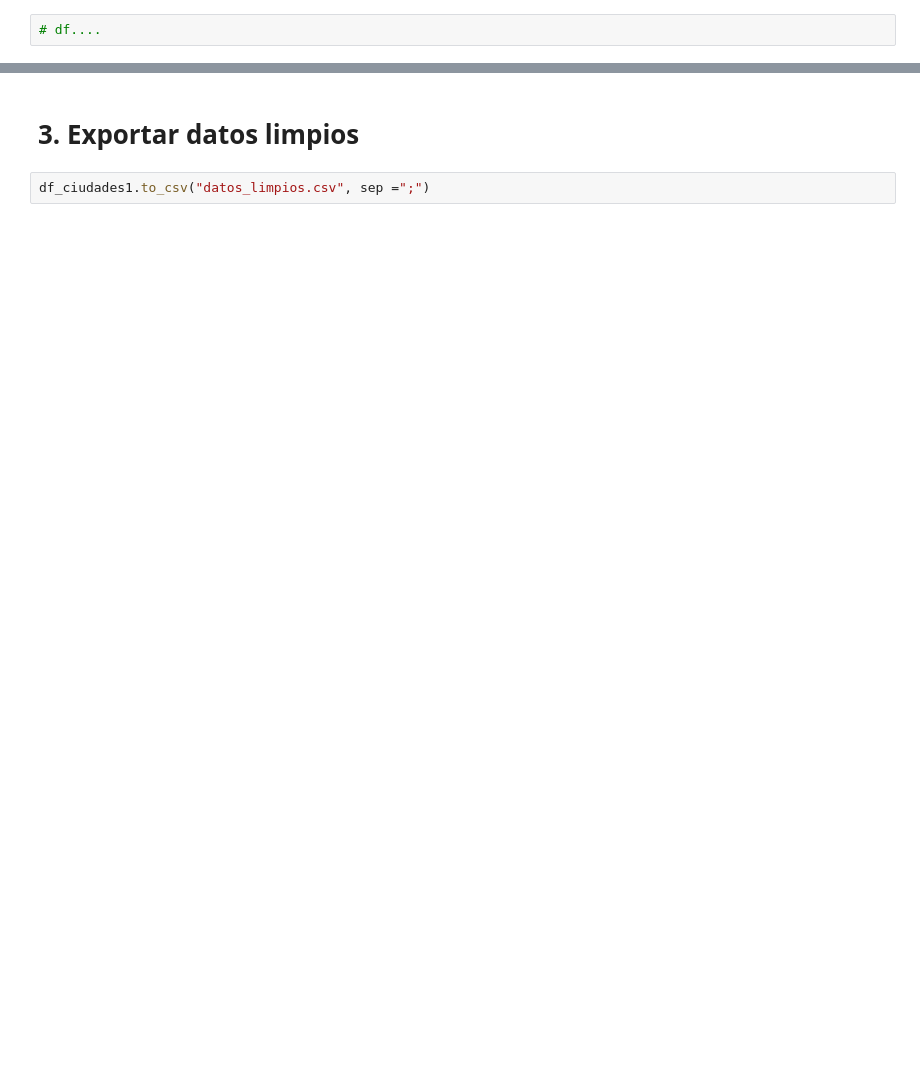
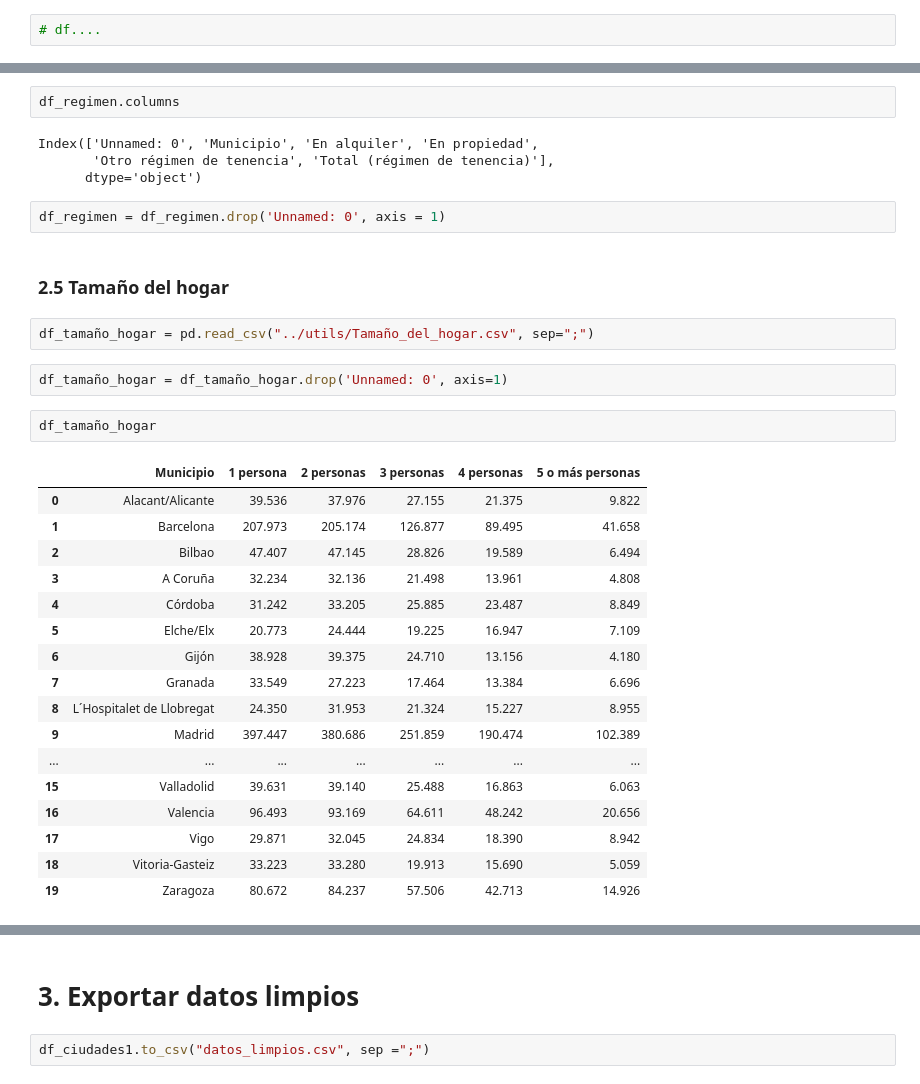
Before and after one commit to carlotagordillo2/Housing-factor, a Jupyter notebook: src/clean_df.ipynb, the cells around one changed output, grey strips where cells are left out. Saved outputs shown, nothing was run; the diff lists cells and outputs as text; blank space fills up the shorter version.

```diff
--- a/src/clean_df.ipynb
+++ b/src/clean_df.ipynb
@@ -314,0 +402,34 @@ dtype: int64
+# %%
+df_regimen.columns
+# %% [output]
+Index(['Unnamed: 0', 'Municipio', 'En alquiler', 'En propiedad',
+       'Otro régimen de tenencia', 'Total (régimen de tenencia)'],
+      dtype='object')
+# %%
+df_regimen = df_regimen.drop('Unnamed: 0', axis = 1)
+# %% [markdown]
+### 2.5 **Tamaño** del hogar
+# %%
+df_tamaño_hogar = pd.read_csv("../utils/Tamaño_del_hogar.csv", sep=";")
+# %%
+df_tamaño_hogar = df_tamaño_hogar.drop('Unnamed: 0', axis=1)
+# %%
+df_tamaño_hogar
+# %% [output]
+|  | Municipio | 1 persona | 2 personas | 3 personas | 4 personas | 5 o más personas |
+| 0 | Alacant/Alicante | 39.536 | 37.976 | 27.155 | 21.375 | 9.822 |
+| 1 | Barcelona | 207.973 | 205.174 | 126.877 | 89.495 | 41.658 |
+| 2 | Bilbao | 47.407 | 47.145 | 28.826 | 19.589 | 6.494 |
+| 3 | A Coruña | 32.234 | 32.136 | 21.498 | 13.961 | 4.808 |
+| 4 | Córdoba | 31.242 | 33.205 | 25.885 | 23.487 | 8.849 |
+| 5 | Elche/Elx | 20.773 | 24.444 | 19.225 | 16.947 | 7.109 |
+| 6 | Gijón | 38.928 | 39.375 | 24.710 | 13.156 | 4.180 |
+| 7 | Granada | 33.549 | 27.223 | 17.464 | 13.384 | 6.696 |
+| 8 | L´Hospitalet de Llobregat | 24.350 | 31.953 | 21.324 | 15.227 | 8.955 |
+| 9 | Madrid | 397.447 | 380.686 | 251.859 | 190.474 | 102.389 |
+| ... | ... | ... | ... | ... | ... | ... |
+| 15 | Valladolid | 39.631 | 39.140 | 25.488 | 16.863 | 6.063 |
+| 16 | Valencia | 96.493 | 93.169 | 64.611 | 48.242 | 20.656 |
+| 17 | Vigo | 29.871 | 32.045 | 24.834 | 18.390 | 8.942 |
+| 18 | Vitoria-Gasteiz | 33.223 | 33.280 | 19.913 | 15.690 | 5.059 |
+| 19 | Zaragoza | 80.672 | 84.237 | 57.506 | 42.713 | 14.926 |
```
Also changed, not shown: parts of 38 cells of this notebook, 4 other files.
